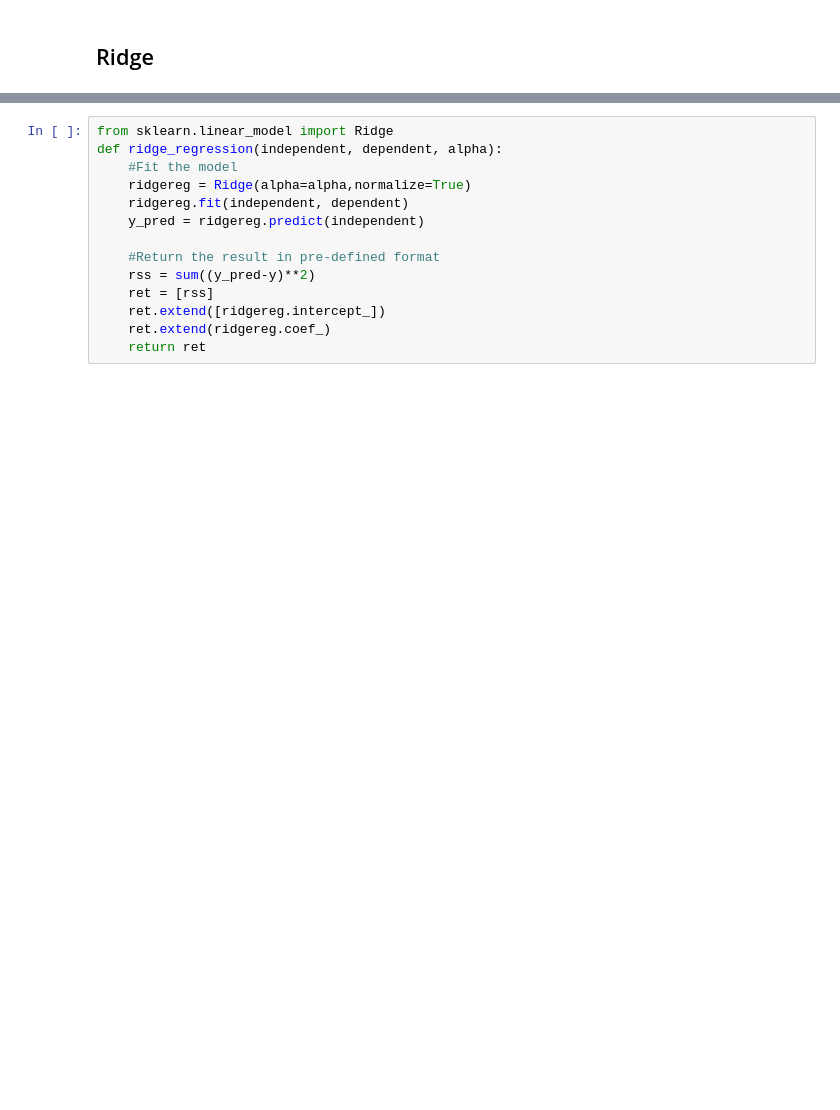
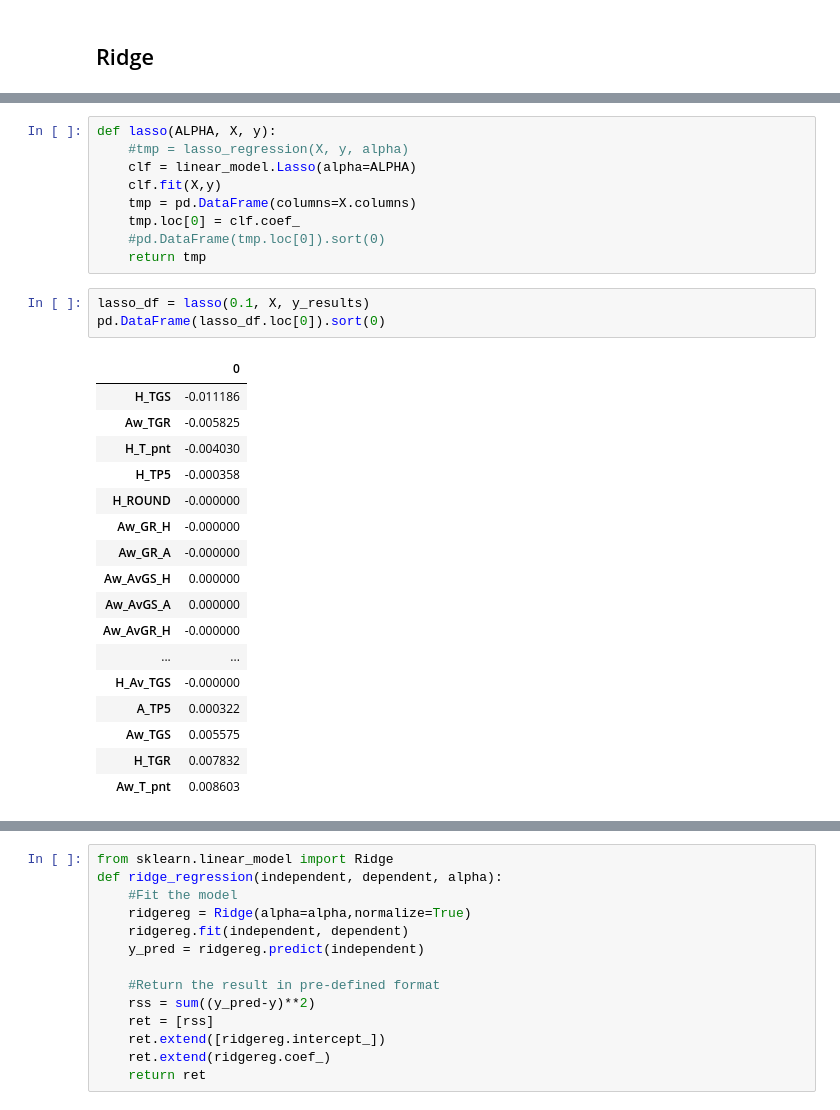
Before and after one commit to hh1713/football_machine, a Jupyter notebook: notebooks/final_project_Ridge_Lasso.ipynb, the cells around one changed output, grey strips where cells are left out. Cells and saved outputs as stored; diff of their text form; blank space fills up the shorter version.

```diff
--- a/notebooks/final_project_Ridge_Lasso.ipynb
+++ b/notebooks/final_project_Ridge_Lasso.ipynb
@@ -378,0 +425,30 @@ for i in X.columns:
+# %%
+def lasso(ALPHA, X, y):
+    #tmp = lasso_regression(X, y, alpha)
+    clf = linear_model.Lasso(alpha=ALPHA)
+    clf.fit(X,y)
+    tmp = pd.DataFrame(columns=X.columns)
+    tmp.loc[0] = clf.coef_
+    #pd.DataFrame(tmp.loc[0]).sort(0)
+    return tmp
+# %%
+lasso_df = lasso(0.1, X, y_results)
+pd.DataFrame(lasso_df.loc[0]).sort(0)
+# %% [output]
+|  | 0 |
+| H_TGS | -0.011186 |
+| Aw_TGR | -0.005825 |
+| H_T_pnt | -0.004030 |
+| H_TP5 | -0.000358 |
+| H_ROUND | -0.000000 |
+| Aw_GR_H | -0.000000 |
+| Aw_GR_A | -0.000000 |
+| Aw_AvGS_H | 0.000000 |
+| Aw_AvGS_A | 0.000000 |
+| Aw_AvGR_H | -0.000000 |
+| ... | ... |
+| H_Av_TGS | -0.000000 |
+| A_TP5 | 0.000322 |
+| Aw_TGS | 0.005575 |
+| H_TGR | 0.007832 |
+| Aw_T_pnt | 0.008603 |
```
Also changed, not shown: parts of 32 cells of this notebook, 10 other files.
